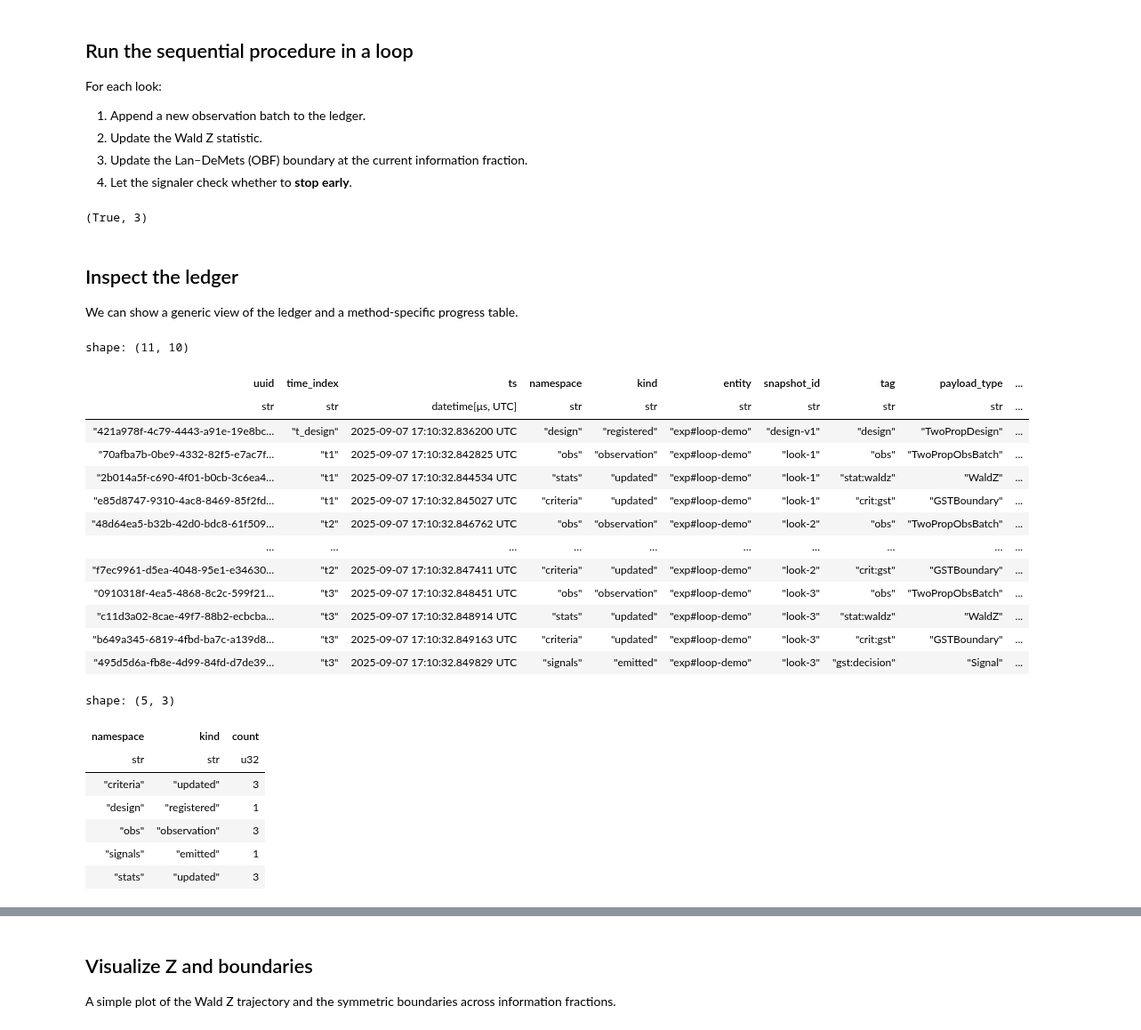
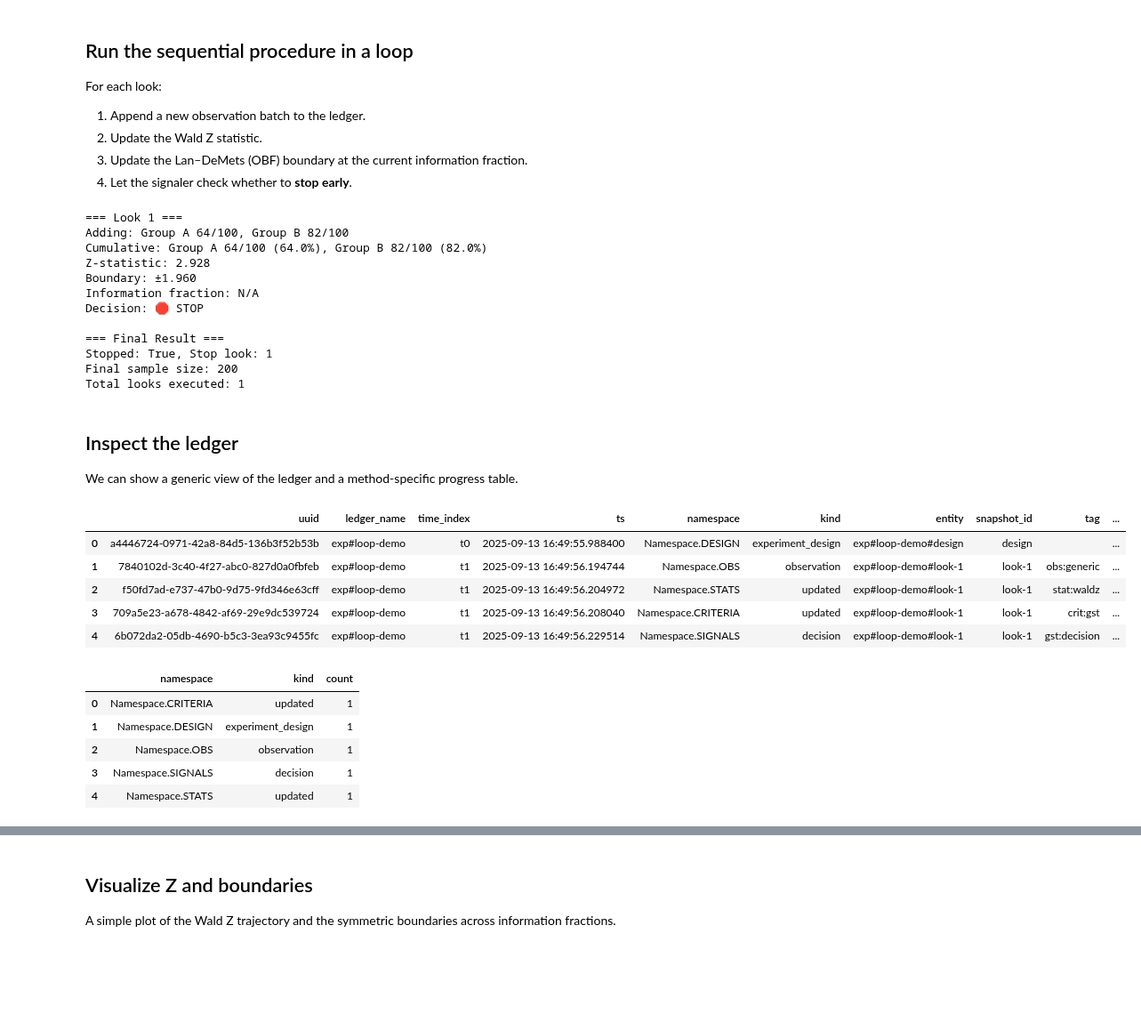
Before and after one commit to early-sign/EarlySign, a Jupyter notebook: docs/source/tutorial/001_AB_testing.ipynb, the cells around one changed output, grey strips where cells are left out. Shown at 89% size. Cells and saved outputs as stored; diff of their text form; code cells hidden in the pictures; blank space fills up the shorter version.

```diff
--- a/docs/source/tutorial/001_AB_testing.ipynb
+++ b/docs/source/tutorial/001_AB_testing.ipynb
@@ -59,11 +58,13 @@ experiment = interim_analysis(
 
 # Step 2: Create a runner with your chosen backend
 # The runner handles execution while the module defines the experiment
-runner = SequentialRunner(experiment, PolarsLedger())
+conn = create_test_connection("duckdb")  # Use DuckDB instead of Polars
+ledger = Ledger(conn, exp_id)
+runner = SequentialRunner(experiment, ledger)
 
 print(f"📦 Experiment: {experiment.__class__.__name__}")
 print(f"🏃 Runner: {runner.__class__.__name__}")
-print(f"⚙️  Backend: {type(runner.ledger).__name__}")
+print(f"⚙️  Backend: {type(runner._ledger).__name__}")
 
 # Simulation parameters (for demonstration)
 n_per_arm = 400
@@ -129,9 +142,14 @@ for i, t in enumerate(t_grid, start=1):
     print(f"Z-statistic: {result.statistic_value:.3f}")
     if result.threshold_value:
         print(f"Boundary: ±{result.threshold_value:.3f}")
-    print(
-        f"Information fraction: {result.additional_metrics.get('information_fraction', 'N/A'):.3f}"
-    )
+
+    # Handle information_fraction formatting safely
+    info_frac = result.additional_metrics.get("information_fraction", "N/A")
+    if isinstance(info_frac, str):
+        print(f"Information fraction: {info_frac}")
+    else:
+        print(f"Information fraction: {info_frac:.3f}")
+
     print(f"Decision: {'🛑 STOP' if result.should_stop else '✅ Continue'}")
 
     if result.should_stop:
@@ -150,38 +168,41 @@ print(f"Total looks executed: {final_summary['total_looks']}")
 # Access the underlying ledger for advanced operations (if needed)
 L = runner._ledger
 # %% [output]
-(True, 3)
+=== Look 1 ===
+Adding: Group A 64/100, Group B 82/100
+Cumulative: Group A 64/100 (64.0%), Group B 82/100 (82.0%)
+Z-statistic: 2.928
+Boundary: ±1.960
+Information fraction: N/A
+Decision: 🛑 STOP
+
+=== Final Result ===
+Stopped: True, Stop look: 1
+Final sample size: 200
+Total looks executed: 1
 # %% [markdown]
 ## Inspect the ledger
 We can show a generic view of the ledger and a method-specific progress table.
 # %%
 from IPython.display import display
 
-gen = LedgerReporter(L.frame())
-gen_table = gen.ledger_table()
-gen_counts = gen.counts()
+gen = LedgerReporter(L)  # Pass the Ledger object directly
+gen_table = gen.ledger_table().execute()  # Execute to get actual data
+gen_counts = (
+    gen.namespace_kind_counts().execute()
+)  # Use correct method name and execute
 display(gen_table)
 display(gen_counts)
 # %% [output]
-shape: (11, 10)
-| uuid | time_index | ts | namespace | kind | entity | snapshot_id | tag | payload_type | ... |
-| str | str | datetime[μs, UTC] | str | str | str | str | str | str | ... |
-| "421a978f-4c79-4443-a91e-19e8bc… | "t_design" | 2025-09-07 17:10:32.836200 UTC | "design" | "registered" | "exp#loop-demo" | "design-v1" | "design" | "TwoPropDesign" | ... |
-| "70afba7b-0be9-4332-82f5-e7ac7f… | "t1" | 2025-09-07 17:10:32.842825 UTC | "obs" | "observation" | "exp#loop-demo" | "look-1" | "obs" | "TwoPropObsBatch" | ... |
-| "2b014a5f-c690-4f01-b0cb-3c6ea4… | "t1" | 2025-09-07 17:10:32.844534 UTC | "stats" | "updated" | "exp#loop-demo" | "look-1" | "stat:waldz" | "WaldZ" | ... |
-| "e85d8747-9310-4ac8-8469-85f2fd… | "t1" | 2025-09-07 17:10:32.845027 UTC | "criteria" | "updated" | "exp#loop-demo" | "look-1" | "crit:gst" | "GSTBoundary" | ... |
-| "48d64ea5-b32b-42d0-bdc8-61f509… | "t2" | 2025-09-07 17:10:32.846762 UTC | "obs" | "observation" | "exp#loop-demo" | "look-2" | "obs" | "TwoPropObsBatch" | ... |
-| … | … | … | … | … | … | … | … | … | ... |
-| "f7ec9961-d5ea-4048-95e1-e34630… | "t2" | 2025-09-07 17:10:32.847411 UTC | "criteria" | "updated" | "exp#loop-demo" | "look-2" | "crit:gst" | "GSTBoundary" | ... |
-| "0910318f-4ea5-4868-8c2c-599f21… | "t3" | 2025-09-07 17:10:32.848451 UTC | "obs" | "observation" | "exp#loop-demo" | "look-3" | "obs" | "TwoPropObsBatch" | ... |
-| "c11d3a02-8cae-49f7-88b2-ecbcba… | "t3" | 2025-09-07 17:10:32.848914 UTC | "stats" | "updated" | "exp#loop-demo" | "look-3" | "stat:waldz" | "WaldZ" | ... |
-| "b649a345-6819-4fbd-ba7c-a139d8… | "t3" | 2025-09-07 17:10:32.849163 UTC | "criteria" | "updated" | "exp#loop-demo" | "look-3" | "crit:gst" | "GSTBoundary" | ... |
-| "495d5d6a-fb8e-4d99-84fd-d7de39… | "t3" | 2025-09-07 17:10:32.849829 UTC | "signals" | "emitted" | "exp#loop-demo" | "look-3" | "gst:decision" | "Signal" | ... |
+|  | uuid | ledger_name | time_index | ts | namespace | kind | entity | snapshot_id | tag | ... |
+| 0 | a4446724-0971-42a8-84d5-136b3f52b53b | exp#loop-demo | t0 | 2025-09-13 16:49:55.988400 | Namespace.DESIGN | experiment_design | exp#loop-demo#design | design |  | ... |
+| 1 | 7840102d-3c40-4f27-abc0-827d0a0fbfeb | exp#loop-demo | t1 | 2025-09-13 16:49:56.194744 | Namespace.OBS | observation | exp#loop-demo#look-1 | look-1 | obs:generic | ... |
+| 2 | f50fd7ad-e737-47b0-9d75-9fd346e63cff | exp#loop-demo | t1 | 2025-09-13 16:49:56.204972 | Namespace.STATS | updated | exp#loop-demo#look-1 | look-1 | stat:waldz | ... |
+| 3 | 709a5e23-a678-4842-af69-29e9dc539724 | exp#loop-demo | t1 | 2025-09-13 16:49:56.208040 | Namespace.CRITERIA | updated | exp#loop-demo#look-1 | look-1 | crit:gst | ... |
+| 4 | 6b072da2-05db-4690-b5c3-3ea93c9455fc | exp#loop-demo | t1 | 2025-09-13 16:49:56.229514 | Namespace.SIGNALS | decision | exp#loop-demo#look-1 | look-1 | gst:decision | ... |
-shape: (5, 3)
-| namespace | kind | count |
-| str | str | u32 |
-| "criteria" | "updated" | 3 |
-| "design" | "registered" | 1 |
-| "obs" | "observation" | 3 |
-| "signals" | "emitted" | 1 |
-| "stats" | "updated" | 3 |
+|  | namespace | kind | count |
+| 0 | Namespace.CRITERIA | updated | 1 |
+| 1 | Namespace.DESIGN | experiment_design | 1 |
+| 2 | Namespace.OBS | observation | 1 |
+| 3 | Namespace.SIGNALS | decision | 1 |
+| 4 | Namespace.STATS | updated | 1 |
```
Also changed, not shown: parts of 6 cells of this notebook, 6 other files.
